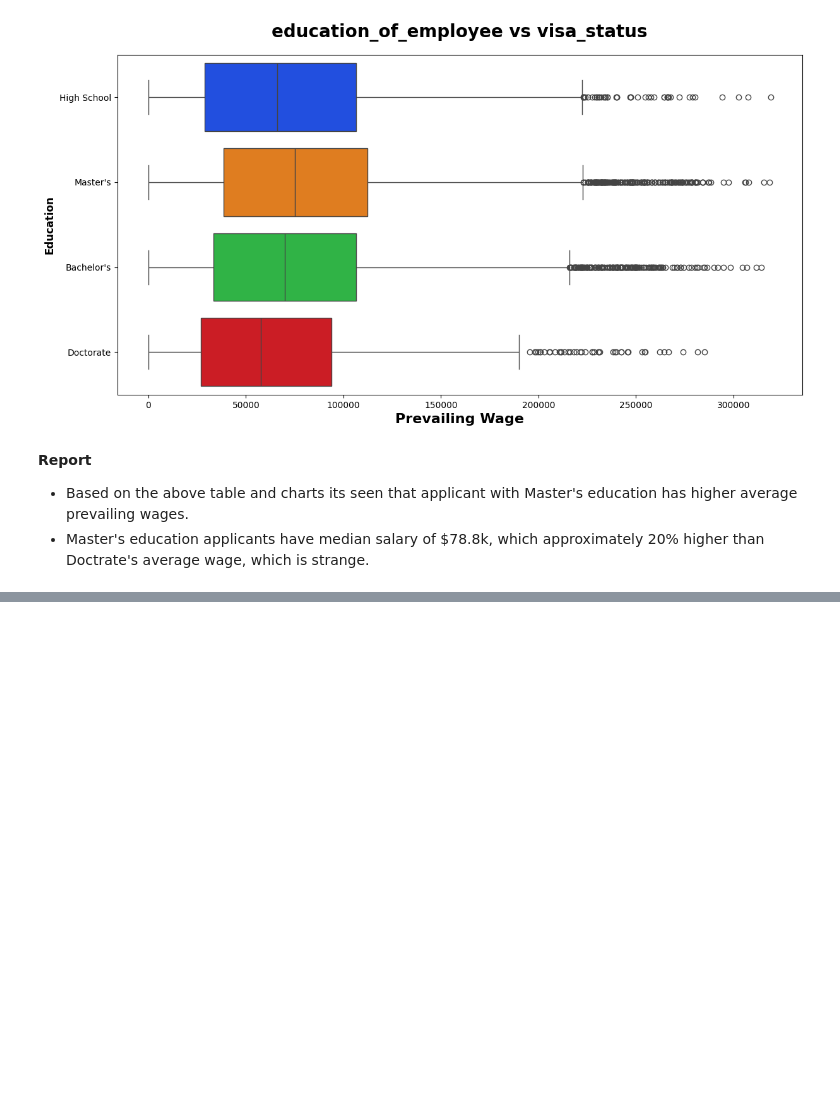
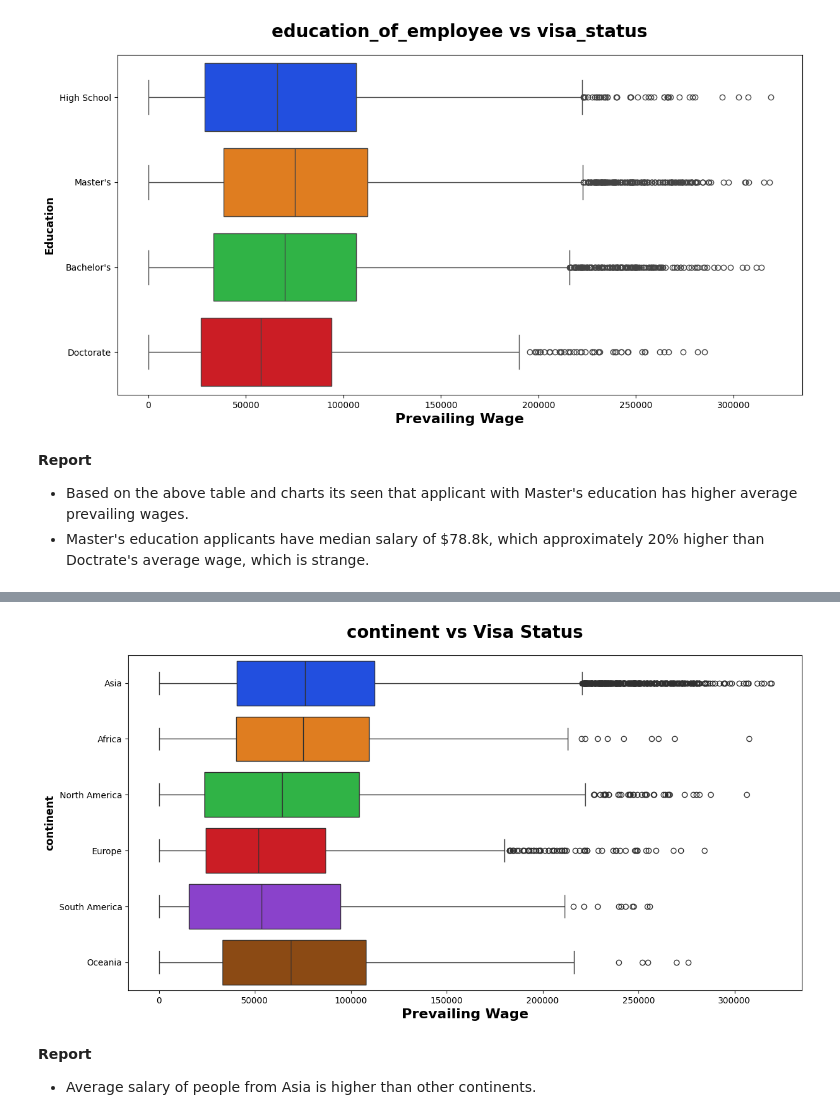
Before and after one commit to tamimystic/end-to-end-machine-learning-project-Visa-approval-prediction-, a Jupyter notebook: day3 agenda/EDA_US_visa.ipynb, the cells around one changed output, grey strips where cells are left out. Drawn from its saved outputs; the diff is of its cells as text; code cells hidden in the pictures; blank space fills up the shorter version.

```diff
--- a/day3 agenda/EDA_US_visa.ipynb
+++ b/day3 agenda/EDA_US_visa.ipynb
@@ -782,0 +823,12 @@ plt.show()
+# %%
+plt.subplots(figsize=(14,7))
+sns.boxplot(y="continent",x = "prevailing_wage", data=df,palette='bright')
+plt.title("continent vs Visa Status", weight="bold",fontsize=20, pad=20)
+plt.xlabel("Prevailing Wage", weight="bold", fontsize=16)
+plt.ylabel("continent", weight="bold", fontsize=12)
+plt.show()
+# %% [output]
+[figure, added]
+# %% [markdown]
+**Report**
+* Average salary of people from Asia is higher than other continents.
```
Also changed, not shown: parts of 6 cells of this notebook.
